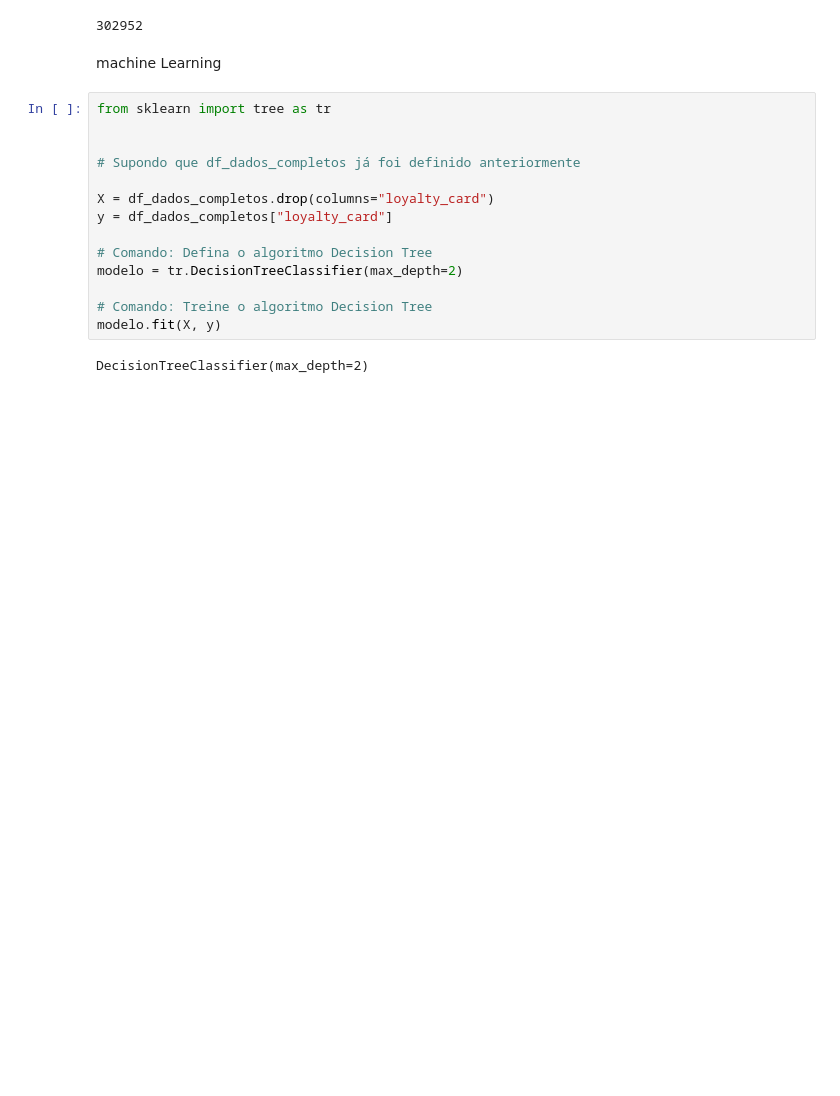
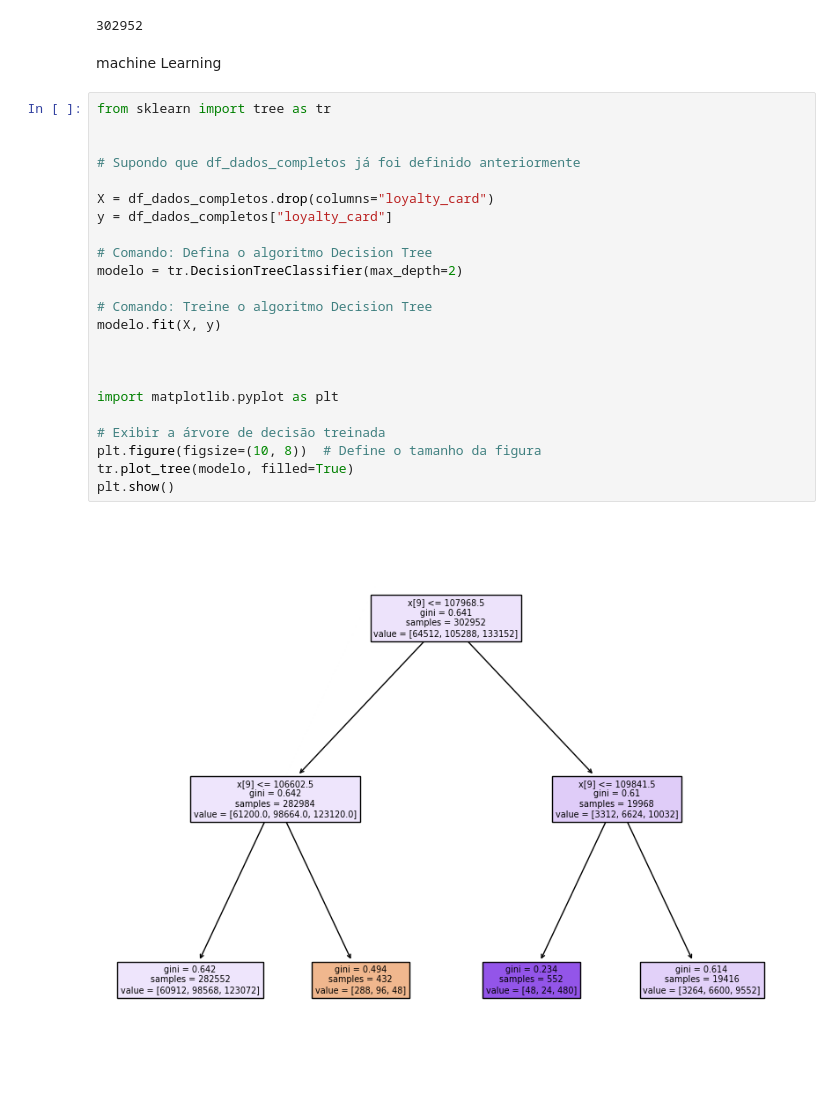
Before and after one commit to Miochelt-BR/projeto01_ds, a Jupyter notebook: analiseDeDados.ipynb, the cells around one changed output. Saved outputs shown, nothing was run; the diff lists cells and outputs as text; blank space fills up the shorter version.

```diff
--- a/analiseDeDados.ipynb
+++ b/analiseDeDados.ipynb
@@ -335,16 +335,25 @@ df_dados_completos.shape [0]
 # %%
 from sklearn import tree as tr
 
 
 # Supondo que df_dados_completos já foi definido anteriormente
 
 X = df_dados_completos.drop(columns="loyalty_card")
 y = df_dados_completos["loyalty_card"]
 
 # Comando: Defina o algoritmo Decision Tree
 modelo = tr.DecisionTreeClassifier(max_depth=2)
 
 # Comando: Treine o algoritmo Decision Tree
 modelo.fit(X, y)
+
+
+
+import matplotlib.pyplot as plt
+
+# Exibir a árvore de decisão treinada
+plt.figure(figsize=(10, 8))  # Define o tamanho da figura
+tr.plot_tree(modelo, filled=True)
+plt.show()
 # %% [output]
-DecisionTreeClassifier(max_depth=2)
+[figure, added]
```
Also changed, not shown: parts of 3 cells of this notebook.
